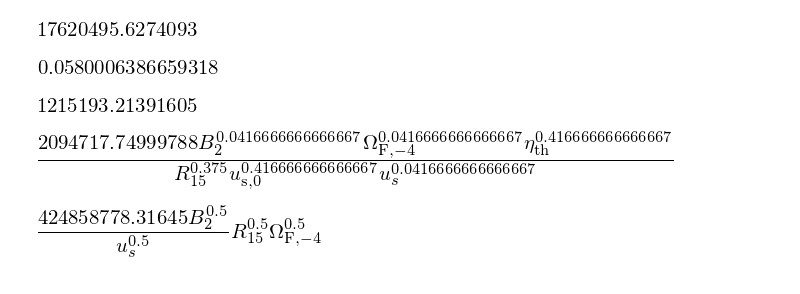
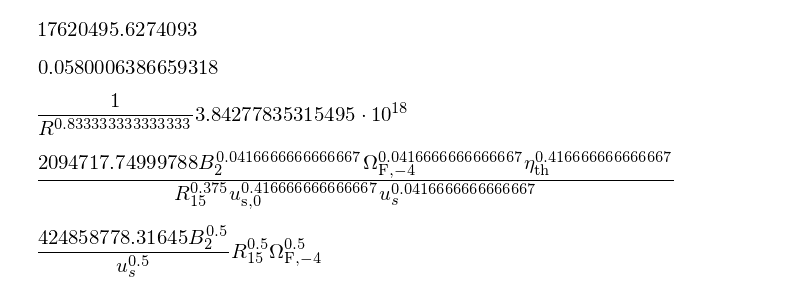
Before and after one commit to pseudotensor/harm_pythontools, a Jupyter notebook: Cascade.ipynb, the cells around one changed output. Saved outputs shown, nothing was run; the diff lists cells and outputs as text; code cells hidden in the pictures.

```diff
--- a/Cascade.ipynb
+++ b/Cascade.ipynb
@@ -115,7 +116,7 @@ meV = 1e-3*eV
 subsM87=[(R,9.782666667e+14*cm),(OmegaF,1.533324247e-05/s),(c,3e10*cm/s),(e,4.8032068e-10),
       (sigmaT,0.66524574e-24),(B,1e2),(me,9.1093897e-28),
       (rs,rs16*1e16*cm),(D,D26*1e26*cm),
-      (cm,1),(s,1),(meV,1.6e-15),(h,6.6260755e-27),(us,0.009565433323),(us0,0.009565433323)]
+      (cm,1),(s,1),(meV,1.6e-15),(h,6.6260755e-27),(us,0.009565433323),(us0,0.009565433323),(etath,1),(alpha,1.2)]
 gammamaxICM87=gammamaxIC.subs(subsM87)
 gammamaxICM87
 # %% [output]
@@ -142,10 +144,10 @@ gammaggM87
 # %% [output]
 [figure]
 # %%
-gammaggM87a=(gammamaxICM87)*(1.7e12/1e16)**(1./1.2)
-gammaggM87a
+epsilongammaminM87a=(gammamaxICM87)*(1.7e12/10/R)**(1./1.2)
+epsilongammaminM87a
 # %% [output]
-[figure, old version]
+[figure, new version]
 # %%
 gammagg = (gammamaxIC*me*c**2/2/epsilonb)**(1./2)*(ellgg/10/R)**(1./2/alpha)
 gammagg.subs(subs).subs(subs)
```
Also changed, not shown: parts of 5 cells of this notebook.
